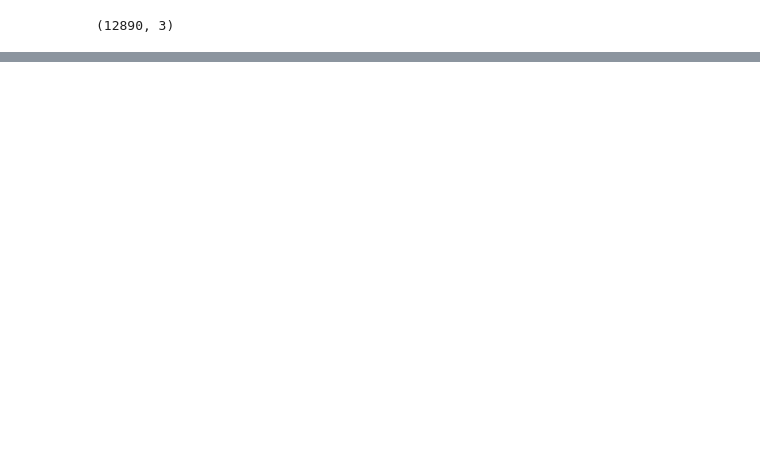
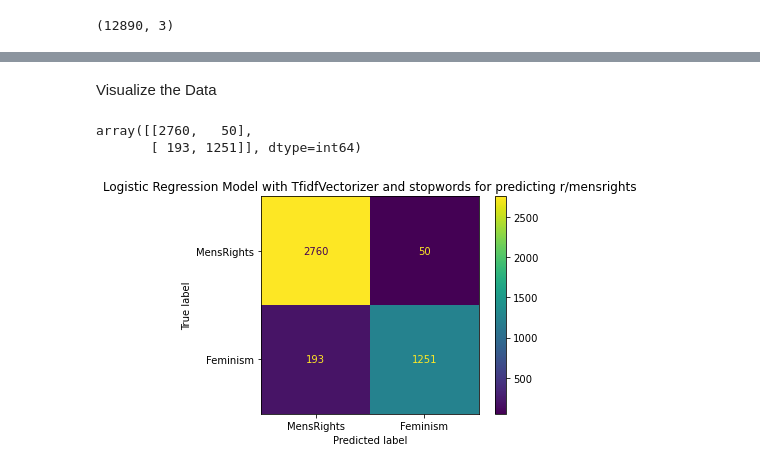
Before and after one commit to Amirdatasci2021/Reddit-Classification, a Jupyter notebook: logreg demo.ipynb, the cells around one changed output, grey strips where cells are left out. Saved outputs shown, nothing was run; the diff lists cells and outputs as text; code cells hidden in the pictures; blank space fills up the shorter version.

```diff
--- a/logreg demo.ipynb
+++ b/logreg demo.ipynb
@@ -153,0 +58,15 @@ disp.plot();
+# %%
+from sklearn.feature_extraction import text
+extra_stop_words=['just','like','don','people','think','know','want','gt','say','make','really','good','right','said','ve','time','need','way','doesn','did','post','life','rights','point','things','view','actually','yes','poll','didn','ll','feel','day','mean']
+stop_words = text.ENGLISH_STOP_WORDS.union(extra_stop_words)
+# %%
+from sklearn.feature_extraction.text import CountVectorizer, TfidfVectorizer
+tfid = TfidfVectorizer(stop_words=stop_words)
+#Add the stop words so that we can get some actual idea of the most prevelent words
+X = df.text
+y= df.subreddit
+tfid.fit(X)
+text_tf = tfid.transform(df.text)
+#Transform
+text_df = pd.DataFrame(text_tf.toarray(), columns=tfid.get_feature_names())
+text_df
@@ -153,0 +182,15 @@ disp.plot();
+# %% [markdown]
+Visualize the Data
+# %%
+cm = confusion_matrix(y_test, preds)
+cm
+#confusion Matrix
+# %% [output]
+array([[2760,   50],
+       [ 193, 1251]], dtype=int64)
+# %%
+disp = ConfusionMatrixDisplay(cm, display_labels=['MensRights','Feminism']);
+disp.plot();
+plt.title('Logistic Regression Model with TfidfVectorizer and stopwords for predicting r/mensrights');
+# %% [output]
+[figure, added]
```
Also changed, not shown: parts of 38 cells of this notebook, 8 other files.
